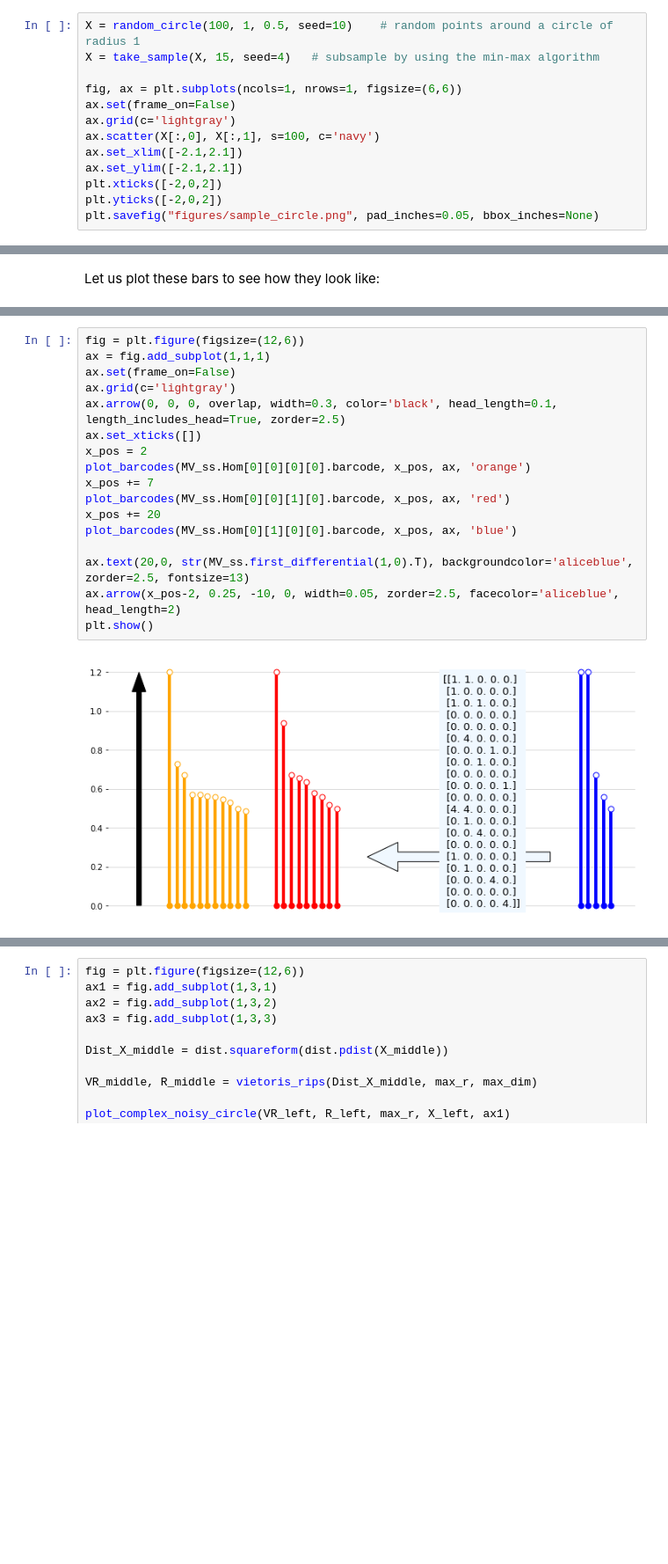
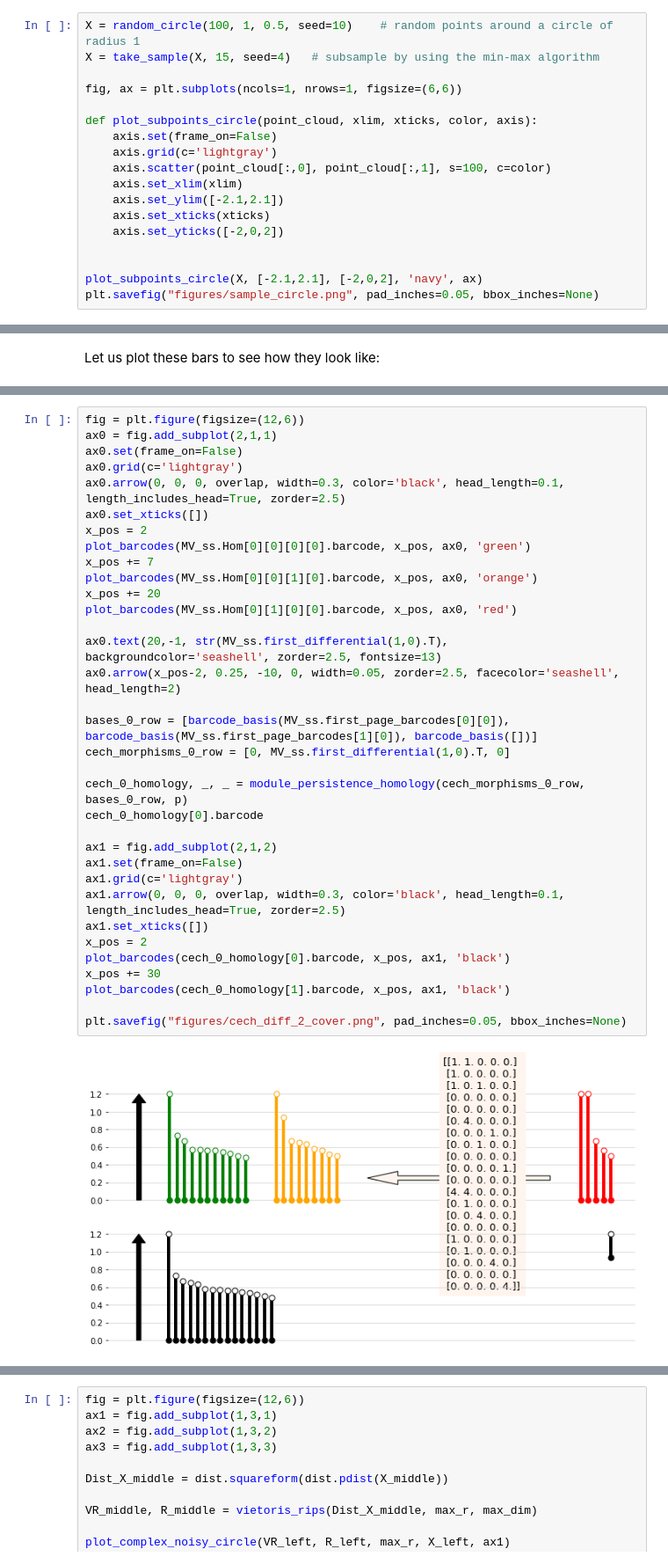
Before and after one commit to atorras1618/PerMaViss, a Jupyter notebook: examples/PerMaViss intro.ipynb, the cells around one changed output, grey strips where cells are left out. Shown at 88% size. Saved outputs shown, nothing was run; the diff lists cells and outputs as text; blank space fills up the shorter version.

Commit message:
PerMaViss intro notebook: rewriting lost diagram on 2 cover

```diff
--- a/examples/PerMaViss intro.ipynb
+++ b/examples/PerMaViss intro.ipynb
@@ -33,13 +33,18 @@ X = random_circle(100, 1, 0.5, seed=10)    # random points around a circle of ra
 X = take_sample(X, 15, seed=4)   # subsample by using the min-max algorithm
 
 fig, ax = plt.subplots(ncols=1, nrows=1, figsize=(6,6))
-ax.set(frame_on=False)
-ax.grid(c='lightgray')
-ax.scatter(X[:,0], X[:,1], s=100, c='navy')
-ax.set_xlim([-2.1,2.1])
-ax.set_ylim([-2.1,2.1])
-plt.xticks([-2,0,2])
-plt.yticks([-2,0,2])
+
+def plot_subpoints_circle(point_cloud, xlim, xticks, color, axis):
+    axis.set(frame_on=False)
+    axis.grid(c='lightgray')
+    axis.scatter(point_cloud[:,0], point_cloud[:,1], s=100, c=color)
+    axis.set_xlim(xlim)
+    axis.set_ylim([-2.1,2.1])
+    axis.set_xticks(xticks)
+    axis.set_yticks([-2,0,2])
+
+
+plot_subpoints_circle(X, [-2.1,2.1], [-2,0,2], 'navy', ax)
 plt.savefig("figures/sample_circle.png", pad_inches=0.05, bbox_inches=None)
 # %% [output]
 [figure]
@@ -734,19 +762,36 @@ array([[0.        , 1.2       ],
 # %%
 fig = plt.figure(figsize=(12,6))
-ax = fig.add_subplot(1,1,1)
-ax.set(frame_on=False)
-ax.grid(c='lightgray')
-ax.arrow(0, 0, 0, overlap, width=0.3, color='black', head_length=0.1, length_includes_head=True, zorder=2.5)
-ax.set_xticks([])
+ax0 = fig.add_subplot(2,1,1)
+ax0.set(frame_on=False)
+ax0.grid(c='lightgray')
+ax0.arrow(0, 0, 0, overlap, width=0.3, color='black', head_length=0.1, length_includes_head=True, zorder=2.5)
+ax0.set_xticks([])
 x_pos = 2
-plot_barcodes(MV_ss.Hom[0][0][0][0].barcode, x_pos, ax, 'orange')
+plot_barcodes(MV_ss.Hom[0][0][0][0].barcode, x_pos, ax0, 'green')
 x_pos += 7
-plot_barcodes(MV_ss.Hom[0][0][1][0].barcode, x_pos, ax, 'red')
+plot_barcodes(MV_ss.Hom[0][0][1][0].barcode, x_pos, ax0, 'orange')
 x_pos += 20
-plot_barcodes(MV_ss.Hom[0][1][0][0].barcode, x_pos, ax, 'blue')
+plot_barcodes(MV_ss.Hom[0][1][0][0].barcode, x_pos, ax0, 'red')
 
-ax.text(20,0, str(MV_ss.first_differential(1,0).T), backgroundcolor='aliceblue', zorder=2.5, fontsize=13)
-ax.arrow(x_pos-2, 0.25, -10, 0, width=0.05, zorder=2.5, facecolor='aliceblue', head_length=2)
-plt.show()
+ax0.text(20,-1, str(MV_ss.first_differential(1,0).T), backgroundcolor='seashell', zorder=2.5, fontsize=13)
+ax0.arrow(x_pos-2, 0.25, -10, 0, width=0.05, zorder=2.5, facecolor='seashell', head_length=2)
+
+bases_0_row = [barcode_basis(MV_ss.first_page_barcodes[0][0]), barcode_basis(MV_ss.first_page_barcodes[1][0]), barcode_basis([])]
+cech_morphisms_0_row = [0, MV_ss.first_differential(1,0).T, 0]
+
+cech_0_homology, _, _ = module_persistence_homology(cech_morphisms_0_row, bases_0_row, p)
+cech_0_homology[0].barcode
+
+ax1 = fig.add_subplot(2,1,2)
+ax1.set(frame_on=False)
+ax1.grid(c='lightgray')
+ax1.arrow(0, 0, 0, overlap, width=0.3, color='black', head_length=0.1, length_includes_head=True, zorder=2.5)
+ax1.set_xticks([])
+x_pos = 2
+plot_barcodes(cech_0_homology[0].barcode, x_pos, ax1, 'black')
+x_pos += 30
+plot_barcodes(cech_0_homology[1].barcode, x_pos, ax1, 'black')
+
+plt.savefig("figures/cech_diff_2_cover.png", pad_inches=0.05, bbox_inches=None)
 # %% [output]
-[figure, old version]
+[figure, new version]
```
Also changed, not shown: parts of 10 cells of this notebook, 1 other file.
